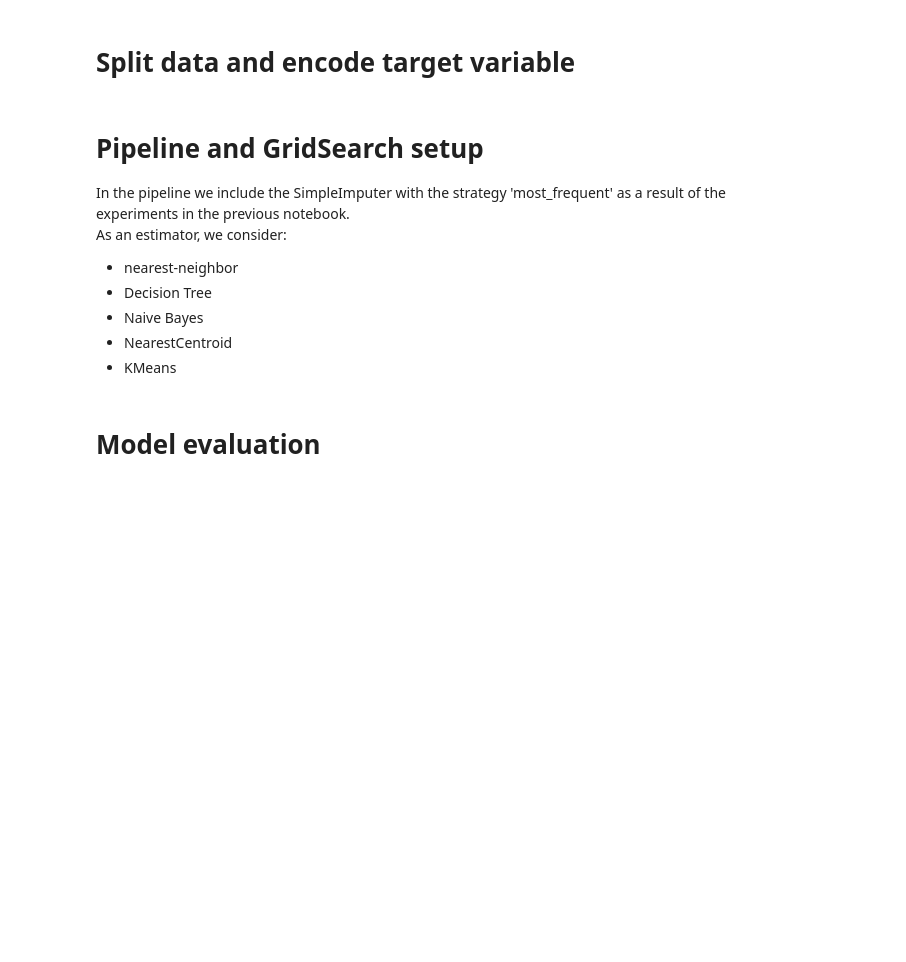
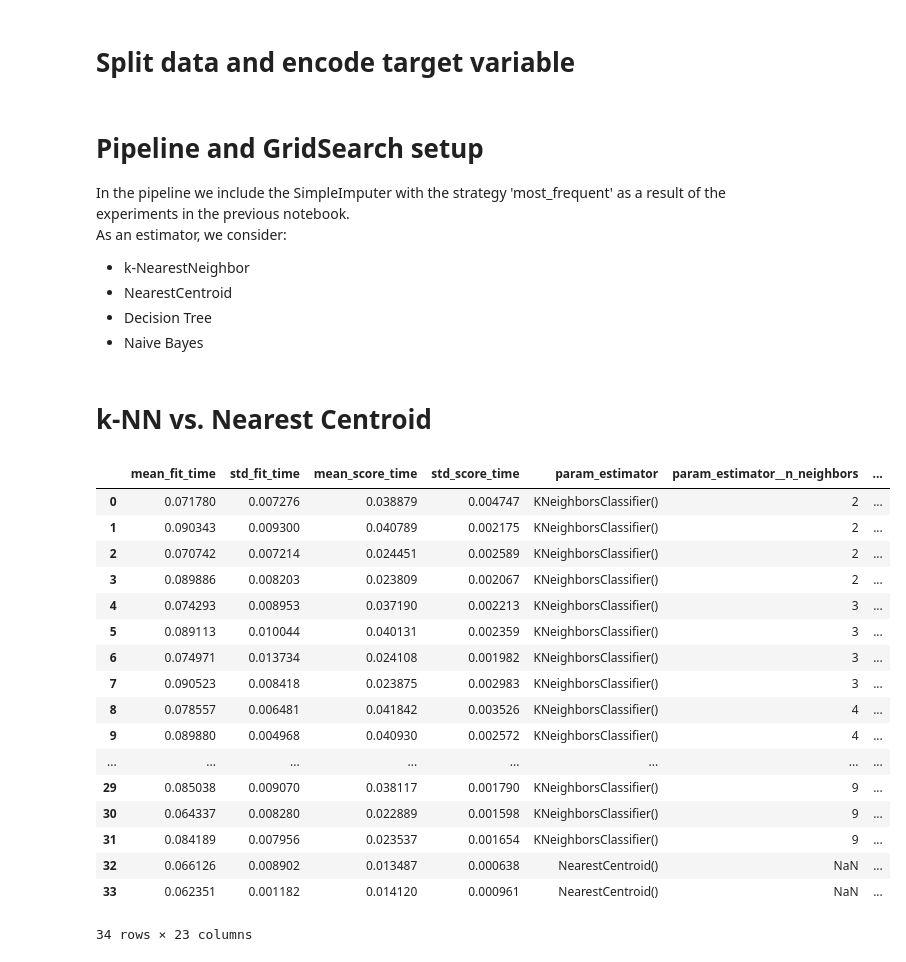
Before and after one commit to mograev/btvote, a Jupyter notebook: notebooks/3-classification.ipynb, the cells around one changed output. Cells and saved outputs as stored; diff of their text form; code cells hidden in the pictures; blank space fills up the shorter version.

```diff
--- a/notebooks/3-classification.ipynb
+++ b/notebooks/3-classification.ipynb
@@ -27,11 +27,10 @@ btvote_target = label_encoder.fit_transform(btvote_target)
 
 In the pipeline we include the SimpleImputer with the strategy 'most_frequent' as a result of the experiments in the previous notebook.\
 As an estimator, we consider:
-- nearest-neighbor
+- k-NearestNeighbor
+- NearestCentroid
 - Decision Tree
 - Naive Bayes
-- NearestCentroid
-- KMeans
 # %%
 from imblearn.pipeline import Pipeline
 # normalisation
@@ -78,5 +56,47 @@ stratified_10_fold_cv = StratifiedKFold(n_splits=10, shuffle=True, random_state=
 # define the scoring function
 # Note: We use 'macro' as average as we want to evaluate the performance of each class equally, regardless of the class size
 f1 = make_scorer(f1_score, average='macro')
-# %% [markdown]
-# Model evaluation
+# %% [markdown]
+# k-NN vs. Nearest Centroid
+# %%
+# set parameter grid
+parameters = [
+    {
+        'estimator': [KNeighborsClassifier()],
+        'estimator__n_neighbors': range(2, 10),
+        'estimator__weights': ['uniform', 'distance'],
+        'estimator__p': [1, 2]  # For Minkowski distance (1 for Manhattan, 2 for Euclidean)'
+    }, {
+        'estimator': [NearestCentroid()],
+        'estimator__metric': ['manhattan', 'euclidean']
+    }
+]
+
+# create the grid search instance
+grid_search_estimator = GridSearchCV(pipeline, parameters, scoring=f1, cv=stratified_10_fold_cv, error_score='raise')
+
+# run the grid search
+grid_search_estimator.fit(btvote_data, btvote_target)
+
+# results of all hyper-parameter combinations
+results = pd.DataFrame(grid_search_estimator.cv_results_)
+display(results)
+# %% [output]
+|  | mean_fit_time | std_fit_time | mean_score_time | std_score_time | param_estimator | param_estimator__n_neighbors | ... |
+| 0 | 0.071780 | 0.007276 | 0.038879 | 0.004747 | KNeighborsClassifier() | 2 | ... |
+| 1 | 0.090343 | 0.009300 | 0.040789 | 0.002175 | KNeighborsClassifier() | 2 | ... |
+| 2 | 0.070742 | 0.007214 | 0.024451 | 0.002589 | KNeighborsClassifier() | 2 | ... |
+| 3 | 0.089886 | 0.008203 | 0.023809 | 0.002067 | KNeighborsClassifier() | 2 | ... |
+| 4 | 0.074293 | 0.008953 | 0.037190 | 0.002213 | KNeighborsClassifier() | 3 | ... |
+| 5 | 0.089113 | 0.010044 | 0.040131 | 0.002359 | KNeighborsClassifier() | 3 | ... |
+| 6 | 0.074971 | 0.013734 | 0.024108 | 0.001982 | KNeighborsClassifier() | 3 | ... |
+| 7 | 0.090523 | 0.008418 | 0.023875 | 0.002983 | KNeighborsClassifier() | 3 | ... |
+| 8 | 0.078557 | 0.006481 | 0.041842 | 0.003526 | KNeighborsClassifier() | 4 | ... |
+| 9 | 0.089880 | 0.004968 | 0.040930 | 0.002572 | KNeighborsClassifier() | 4 | ... |
+| ... | ... | ... | ... | ... | ... | ... | ... |
+| 29 | 0.085038 | 0.009070 | 0.038117 | 0.001790 | KNeighborsClassifier() | 9 | ... |
+| 30 | 0.064337 | 0.008280 | 0.022889 | 0.001598 | KNeighborsClassifier() | 9 | ... |
+| 31 | 0.084189 | 0.007956 | 0.023537 | 0.001654 | KNeighborsClassifier() | 9 | ... |
+| 32 | 0.066126 | 0.008902 | 0.013487 | 0.000638 | NearestCentroid() | NaN | ... |
+| 33 | 0.062351 | 0.001182 | 0.014120 | 0.000961 | NearestCentroid() | NaN | ... |
+34 rows × 23 columns
```
Also changed, not shown: parts of 7 cells of this notebook.
